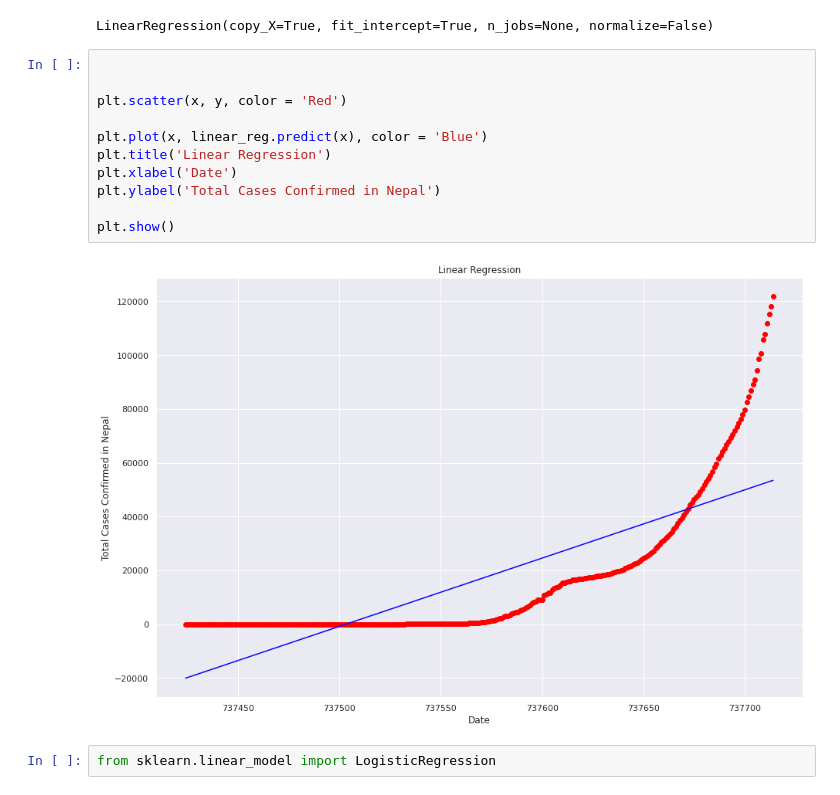
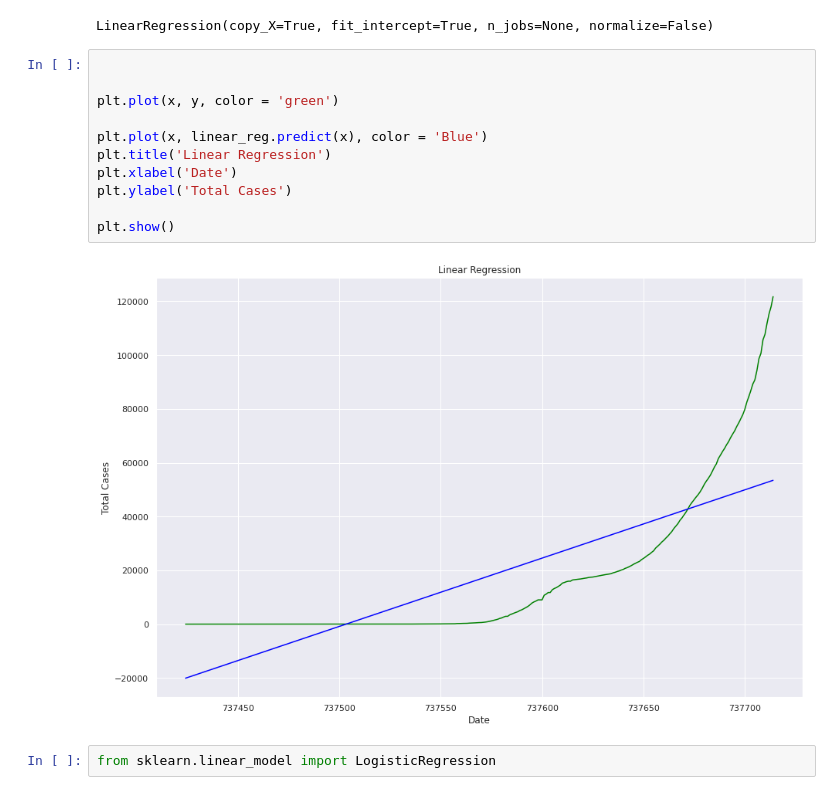
Before and after one commit to Mausamadhikari/Covid19, a Jupyter notebook: corona_nepal.ipynb, the cells around one changed output. Saved outputs shown, nothing was run; the diff lists cells and outputs as text.

```diff
--- a/corona_nepal.ipynb
+++ b/corona_nepal.ipynb
@@ -469,16 +469,16 @@ LinearRegression(copy_X=True, fit_intercept=True, n_jobs=None, normalize=False)
 # %%
 
 
-plt.scatter(x, y, color = 'Red')
+plt.plot(x, y, color = 'green')
 
 plt.plot(x, linear_reg.predict(x), color = 'Blue')
 plt.title('Linear Regression')
 plt.xlabel('Date')
-plt.ylabel('Total Cases Confirmed in Nepal')
+plt.ylabel('Total Cases')
 
 plt.show()
 # %% [output]
-[figure, old version]
+[figure, new version]
 # %%
 from sklearn.linear_model import LogisticRegression
 # %%
```
Also changed, not shown: parts of 1 cell of this notebook.
